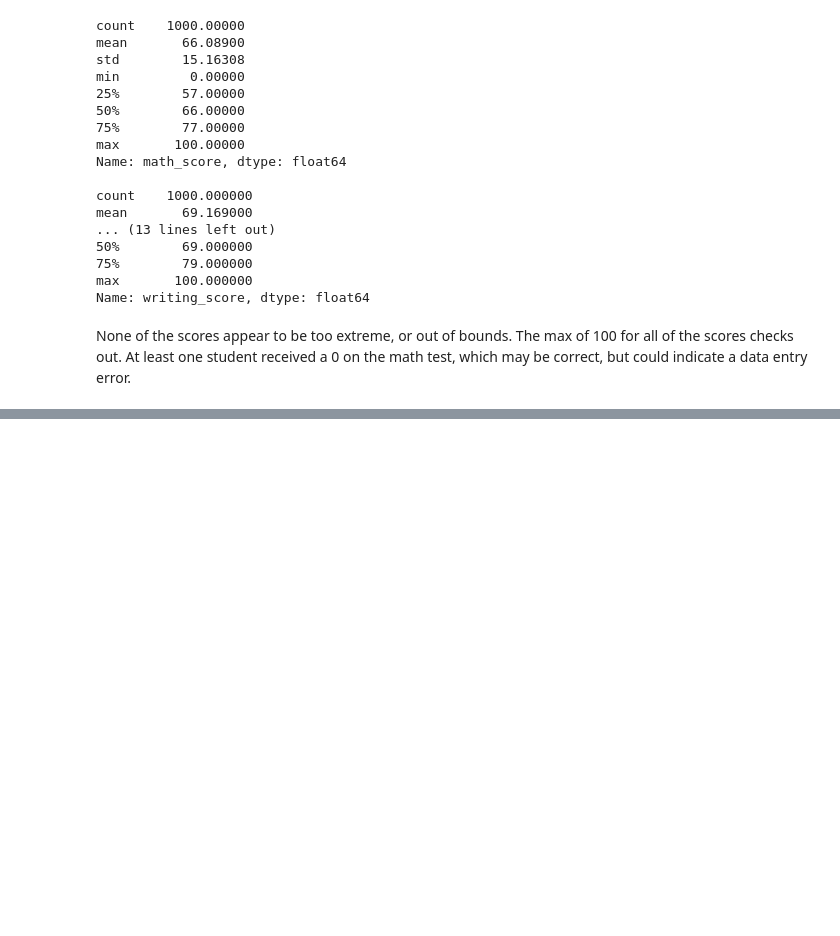
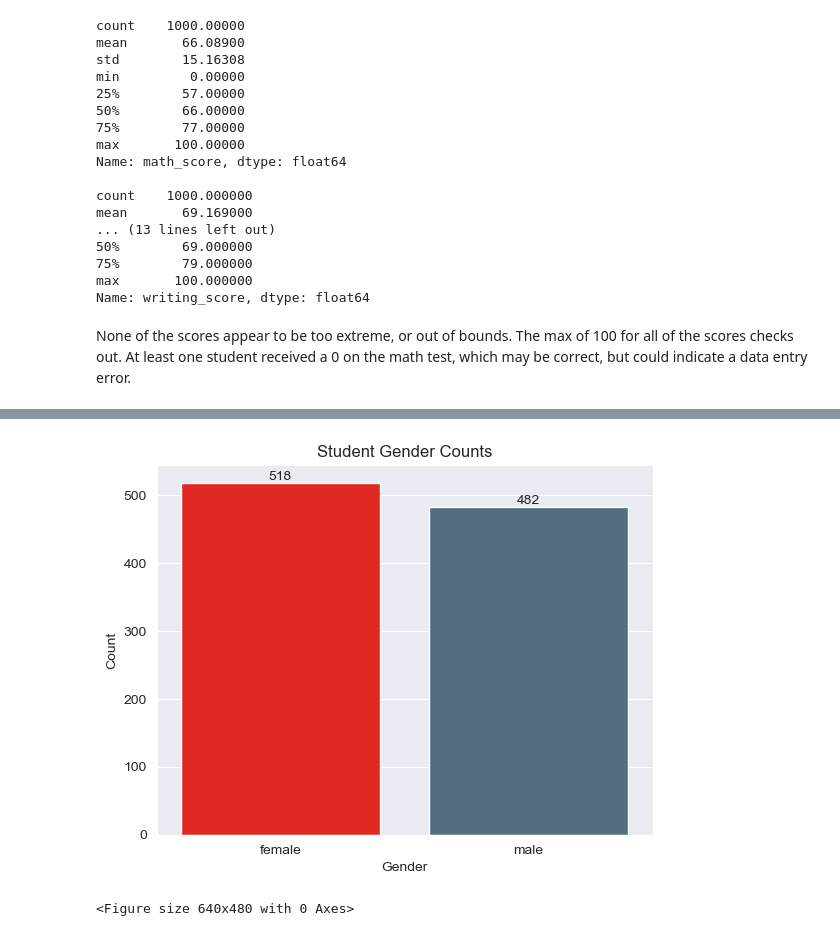
Before and after one commit to ajgafford/Student-Exam-Performance, a Jupyter notebook: Student-Exam-Performance-Analysis.ipynb, the cells around one changed output, grey strips where cells are left out. Drawn from its saved outputs; the diff is of its cells as text; code cells hidden in the pictures; blank space fills up the shorter version.

Commit message:
data viz
stopped at 0652 on 0315

```diff
--- a/Student-Exam-Performance-Analysis.ipynb
+++ b/Student-Exam-Performance-Analysis.ipynb
@@ -176,0 +183,14 @@ None of the scores appear to be too extreme, or out of bounds. The max of 100 fo
+# %%
+# create a bar plot to display
+# the number of males and females
+
+ax = sns.countplot(x='gender', data=df, palette=['#FF0C01', '#4B6F89'])
+plt.xlabel('Gender')
+plt.ylabel('Count')
+plt.title('Student Gender Counts')
+ax.bar_label(ax.containers[0])
+plt.show()
+plt.clf()
+# %% [output]
+[figure, added]
+<Figure size 640x480 with 0 Axes>
```
Also changed, not shown: parts of 10 cells of this notebook.
